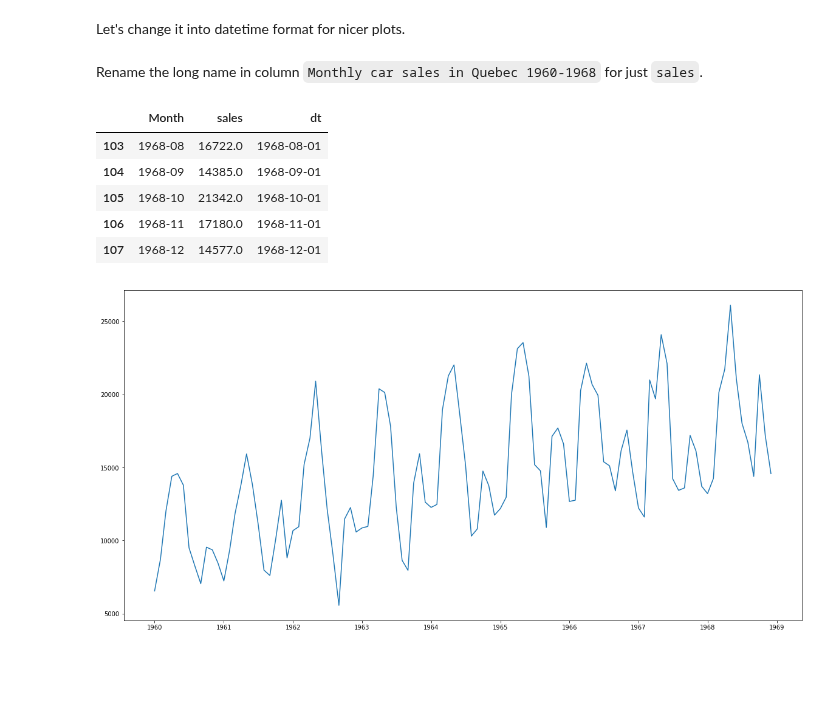
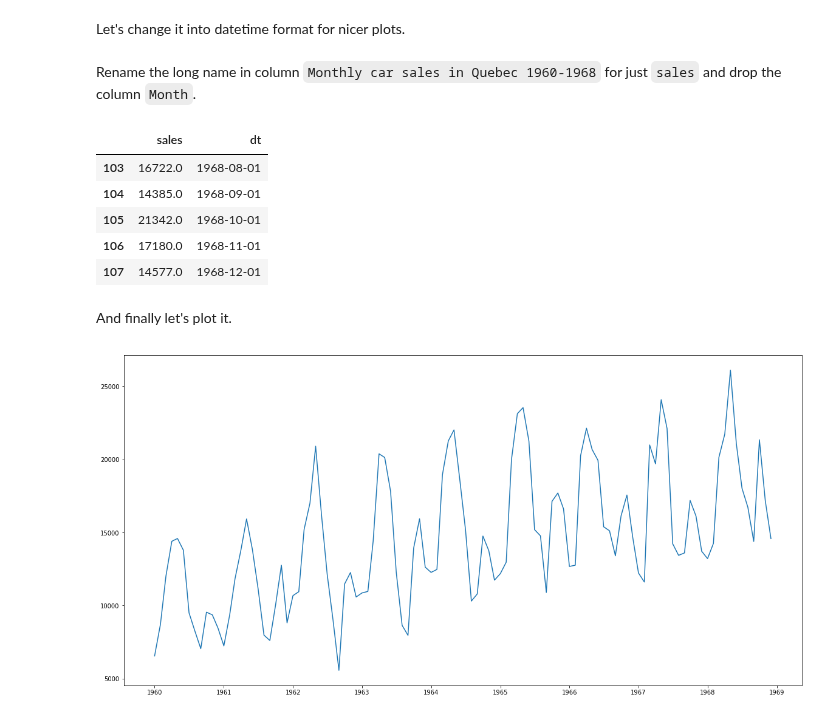
Before and after one commit to bartek-blog/bartek-blog.github.io, a Jupyter notebook: jupyter/Time-Series.ipynb, the cells around one changed output. Cells and saved outputs as stored; diff of their text form; code cells hidden in the pictures; blank space fills up the shorter version.

```diff
--- a/jupyter/Time-Series.ipynb
+++ b/jupyter/Time-Series.ipynb
@@ -26,20 +30,24 @@ Remove last row
 cars_df = cars_df.iloc[:-1]
 # %% [markdown]
 Let's change it into datetime format for nicer plots.
-# %%
-cars_df["dt"] = pd.to_datetime(cars_df["Month"])
+# %%
+cars_df["dt"] = cars_df["Month"].apply(lambda x: datetime.datetime.strptime(x, '%Y-%m'))
 # %% [markdown]
-Rename the long name in column `Monthly car sales in Quebec 1960-1968` for just `sales`.
+Rename the long name in column `Monthly car sales in Quebec 1960-1968` for just `sales` and drop the column `Month`.
 # %%
-cars_df = cars_df.rename({"Monthly car sales in Quebec 1960-1968": "sales"}, axis=1)
+cars_df = cars_df\
+    .rename({"Monthly car sales in Quebec 1960-1968": "sales"}, axis=1)\
+    .drop("Month", axis=1)
 cars_df.tail()
 # %% [output]
-|  | Month | sales | dt |
-| 103 | 1968-08 | 16722.0 | 1968-08-01 |
-| 104 | 1968-09 | 14385.0 | 1968-09-01 |
-| 105 | 1968-10 | 21342.0 | 1968-10-01 |
-| 106 | 1968-11 | 17180.0 | 1968-11-01 |
-| 107 | 1968-12 | 14577.0 | 1968-12-01 |
+|  | sales | dt |
+| 103 | 16722.0 | 1968-08-01 |
+| 104 | 14385.0 | 1968-09-01 |
+| 105 | 21342.0 | 1968-10-01 |
+| 106 | 17180.0 | 1968-11-01 |
+| 107 | 14577.0 | 1968-12-01 |
+# %% [markdown]
+And finally let's plot it.
 # %%
 plt.plot(cars_df["dt"], cars_df["sales"])
 plt.show()
```
Also changed, not shown: parts of 18 cells of this notebook, 4 other files.
